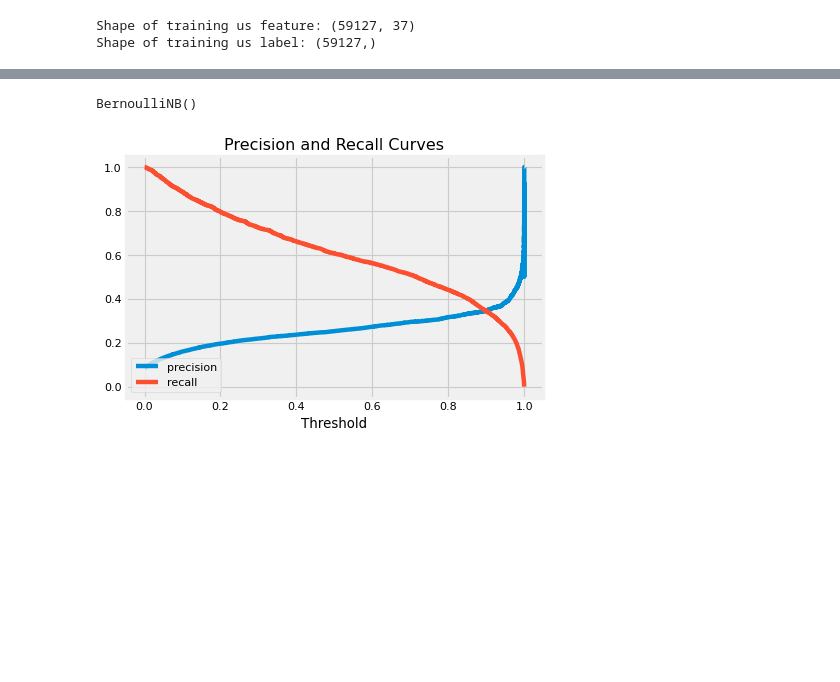
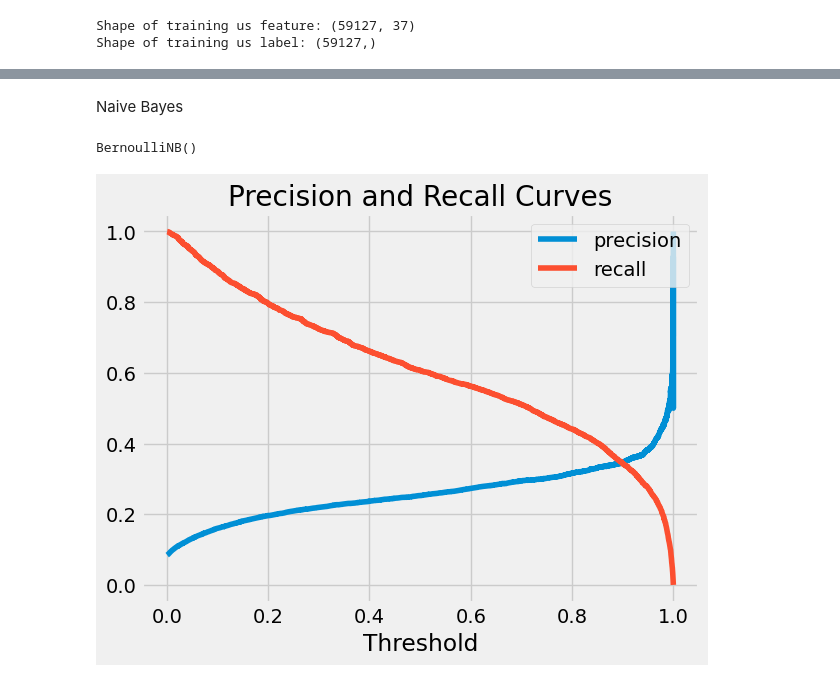
Before and after one commit to Krystkowiakk/Heart-Disease-Patients-Classification, a Jupyter notebook: Krystkowiak_Krystian_Project_4_Classification_on-Heart_Disease_Indicators.ipynb, the cells around one changed output, grey strips where cells are left out. Cells and saved outputs as stored; diff of their text form; code cells hidden in the pictures; blank space fills up the shorter version.

```diff
--- a/Krystkowiak_Krystian_Project_4_Classification_on-Heart_Disease_Indicators.ipynb
+++ b/Krystkowiak_Krystian_Project_4_Classification_on-Heart_Disease_Indicators.ipynb
@@ -460,5 +178,0 @@ grid_search.best_params_
-# %%
-randomforest = RandomForestClassifier(bootstrap=False, class_weight='balanced', max_depth=80,
-                       max_features=4, min_samples_leaf=7, min_samples_split=3,
-                       n_estimators=1100)
-randomforest.fit(X_tr_us_scaled, y_tr_us)
@@ -698,0 +500,32 @@ X_test.columns[13]
+# %%
+#exploring optimal parameters for XGBOOST
+
+parameters = {'eval_metric':['rmse'],
+              'use_label_encoder':['False'],
+              'n_estimators':[int(x) for x in np.linspace(start = 700, stop = 1000, num = 5)],
+              'learning_rate':[round(x,2) for x in np.linspace(start = .0, stop = .2, num = 20)],
+              'min_child_weight': [1,2,3],
+              'gamma': [1.1,1.3,1.5],
+              'subsample': [.5,.6,.7],
+              'scale_pos_weight':[6,8,10],
+              'max_depth': range(6,8,1)
+              }
+
+xgb = XGBClassifier(use_label_encoder=False)
+
+grid_search = RandomizedSearchCV(estimator = xgb,
+                           param_distributions = parameters,
+                           n_iter = 10, #number of parrameter settings = 10
+                           scoring = 'recall',
+                           n_jobs = -1, #all procesors
+                           cv = 5 #cross validation folds
+                                )
+
+
+grid_search.fit(X_tr_us_scaled, y_tr_us)
+
+best_params = grid_search.best_params_
+print("Optimal Parameters for XGBoost: ", best_params)
+
+xgb = XGBClassifier(**best_params)
+validation(xgb)
@@ -699,3 +599,5 @@ X_test.columns[13]
+# %% [markdown]
+Naive Bayes
 # %%
 nb = BernoulliNB()
 nb.fit(X_tr_us_scaled, y_tr_us)
@@ -704,14 +606,15 @@ BernoulliNB()
 # %%
 precision_curve, recall_curve, threshold_curve = precision_recall_curve(y_val, nb.predict_proba(X_val_scaled)[:,1])
 
-plt.figure(dpi=80)
+plt.figure(dpi=100)
 plt.plot(threshold_curve, precision_curve[1:],label='precision')
 plt.plot(threshold_curve, recall_curve[1:], label='recall')
-plt.legend(loc='lower left')
+plt.legend(loc='upper right')
 plt.xlabel('Threshold');
-plt.title('Precision and Recall Curves');
+plt.title('Precision and Recall Curves')
+plt.savefig('precision_recall_curve - Naive Bayes.png');
 # %% [output]
-[figure, old version]
+[figure, new version]
 # %%
 make_confusion_matrix(nb, 0.125)
 # %% [output]
```
Also changed, not shown: parts of 89 cells of this notebook.
